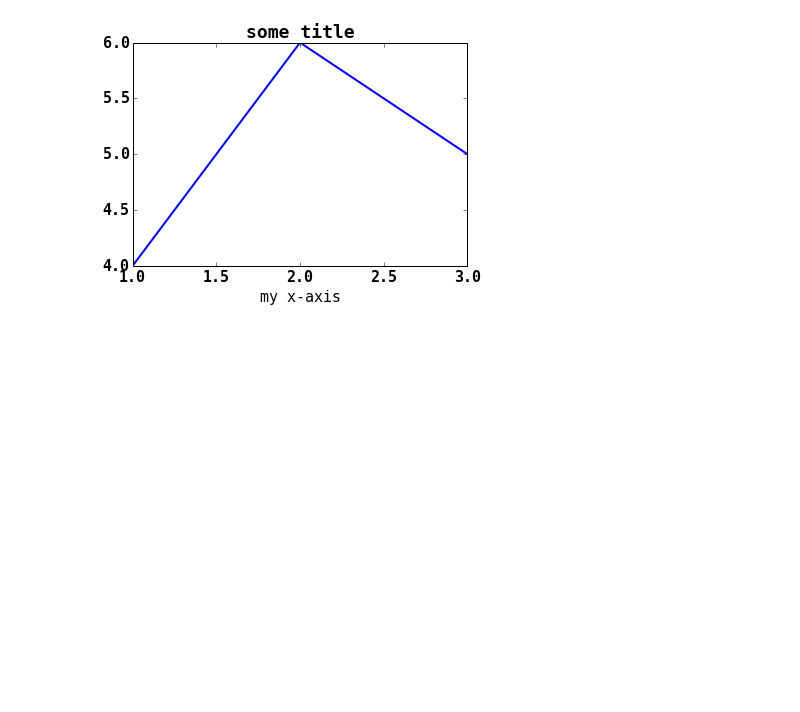
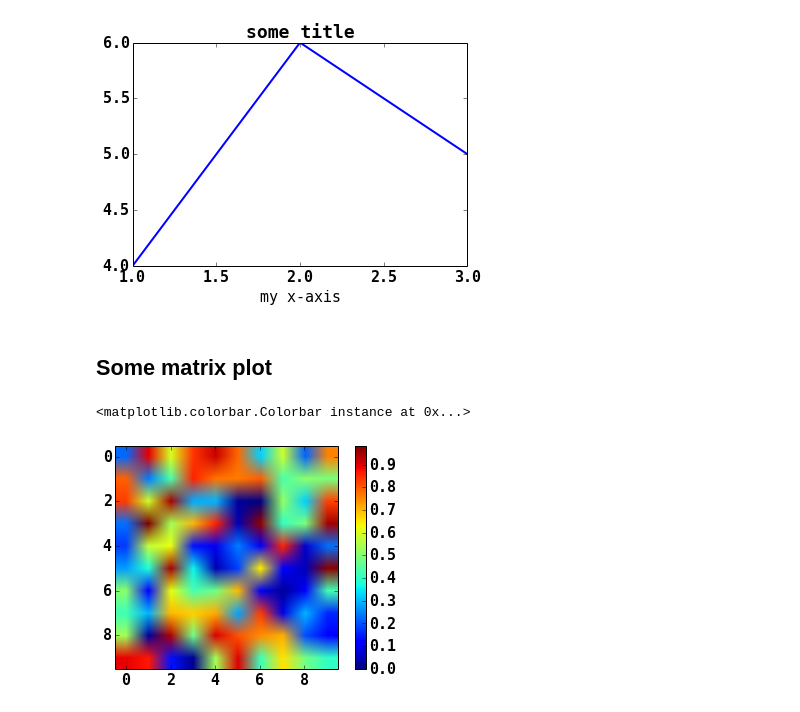
Before and after one commit to wittawatj/ipynb, a Jupyter notebook: notebooks/test_matplotlib.ipynb, the cells around one changed output. Cells and saved outputs as stored; diff of their text form; code cells hidden in the pictures; blank space fills up the shorter version.

```diff
--- a/notebooks/test_matplotlib.ipynb
+++ b/notebooks/test_matplotlib.ipynb
@@ -51,3 +51,12 @@ xlabel('my x-axis')
 # %% [output]
 <matplotlib.text.Text at 0x...>
 [figure]
+# %% [markdown]
+## Some matrix plot
+# %%
+A = np.random.rand(10,10)
+plt.imshow(A)
+plt.colorbar()
+# %% [output]
+<matplotlib.colorbar.Colorbar instance at 0x...>
+[figure, added]
```
Also changed, not shown: parts of 1 cell of this notebook, 1 other file.
